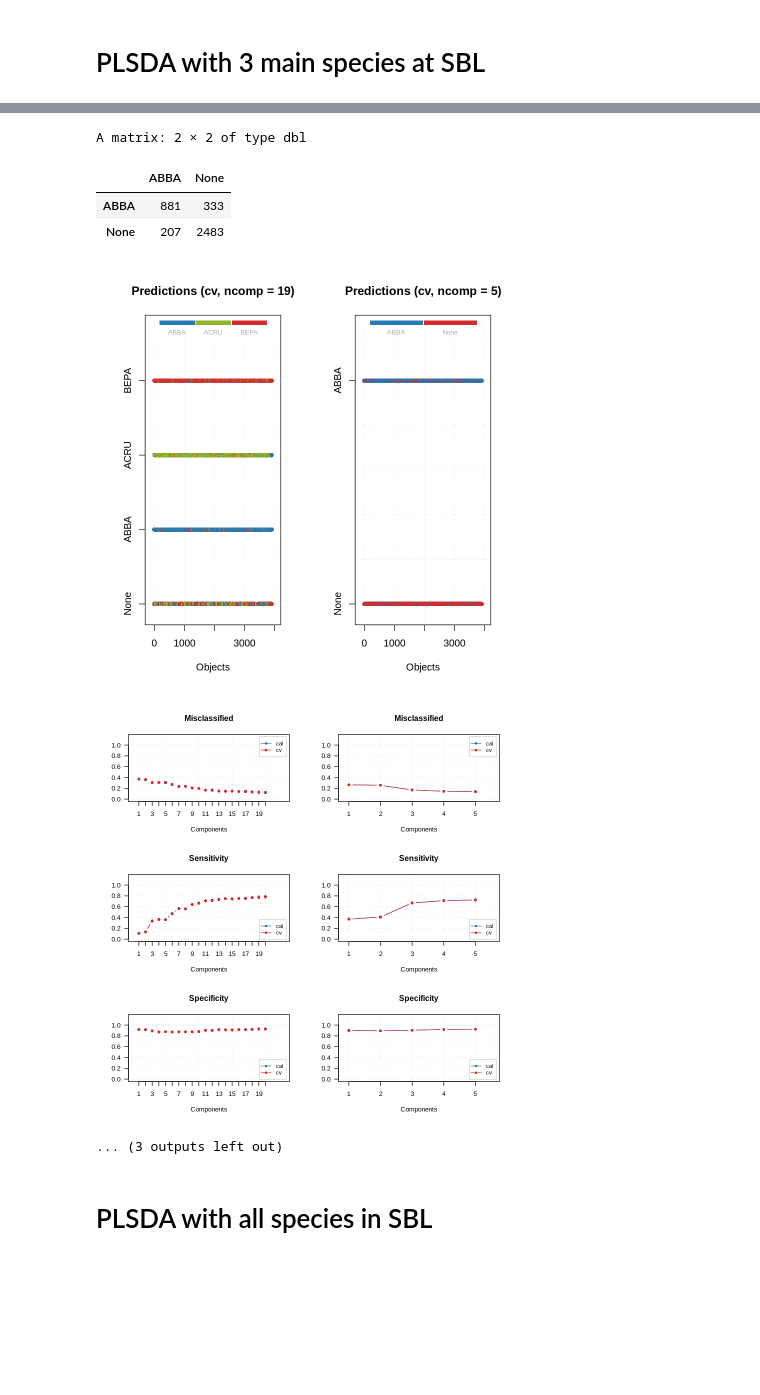
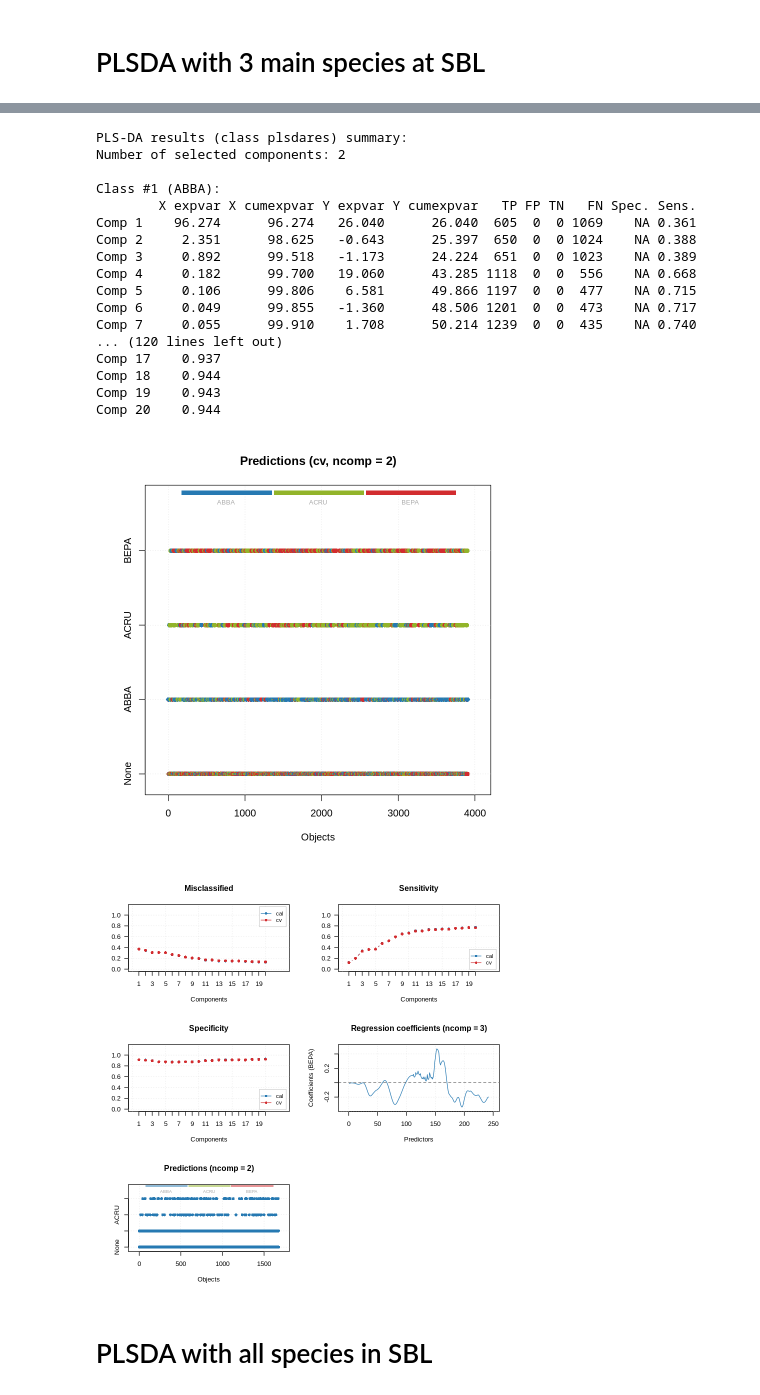
Before and after one commit to guillaumetougas/sbl_hyperspectral_ai, a Jupyter notebook: 02_scripts/sbl_hs_plsda_modif.ipynb, the cells around one changed output, grey strips where cells are left out. Saved outputs shown, nothing was run; the diff lists cells and outputs as text; code cells hidden in the pictures; blank space fills up the shorter version.

```diff
--- a/02_scripts/sbl_hs_plsda_modif.ipynb
+++ b/02_scripts/sbl_hs_plsda_modif.ipynb
@@ -22,11 +22,11 @@ sbl_sp_ID_bd_sub <- subset(sbl_sp_ID_bd, Label==c("ABBA","BEPA","ACRU"))
 sbl_sp_ID_bd_sub$Label <- as.factor (sbl_sp_ID_bd_sub$Label)
 sbl_sp_ID_bd_sub$Label <- droplevels(sbl_sp_ID_bd_sub$Label)#Drop unused factor levels from filtered out species
 
-sbl_sp_ID_bd_sub[, 245] <- factor(sbl_sp_ID_bd_sub[, 245])
-table(sbl_sp_ID_bd_sub[, 245])
+sbl_sp_ID_bd_sub[, 244] <- factor(sbl_sp_ID_bd_sub[, 244])
+table(sbl_sp_ID_bd_sub[, 244])
 
 # Apply SMOTE
-smote_sbl_sub_total <- SMOTE(X = sbl_sp_ID_bd_sub[,2:244], target = sbl_sp_ID_bd_sub$Label, K = 5, dup_size = 1)
+smote_sbl_sub_total <- SMOTE(X = sbl_sp_ID_bd_sub[,2:243], target = sbl_sp_ID_bd_sub$Label, K = 5, dup_size = 1)
 
 # Combine the SMOTE result into a new data frame
 smote_sbl_sub <- data.frame(smote_sbl_sub_total$data)
@@ -41,51 +41,52 @@ length(which(cal_ind_sub$Species=="ACRU"))
 
 val_ind_sub <- anti_join(smote_sbl_sub,cal_ind_sub)
 
-Xc_sub = smote_sbl_sub[rownames(cal_ind_sub), 1:243]
-Xv_sub = smote_sbl_sub[rownames(val_ind_sub), 1:243]
+Xc_sub = smote_sbl_sub[rownames(cal_ind_sub), 1:242]
+Xv_sub = smote_sbl_sub[rownames(val_ind_sub), 1:242]
 
-cc_all_sub = smote_sbl_sub[rownames(cal_ind_sub), 244]
-cv_all_sub = smote_sbl_sub[rownames(val_ind_sub), 244]
+cc_all_sub = smote_sbl_sub[rownames(cal_ind_sub), 243]
+cv_all_sub = smote_sbl_sub[rownames(val_ind_sub), 243]
 
 cc_abba_sub = cc_all_sub == "ABBA"
 cv_abba_sub = cv_all_sub == "ABBA"
 
 m_all_sub = plsda(Xc_sub, cc_all_sub, 20, cv = 1)
-m_abba_sub = plsda(Xc_sub, cc_abba_sub, 5, cv = 1, classname = "ABBA")
+#m_abba_sub = plsda(Xc_sub, cc_abba_sub, 5, cv = 1, classname = "ABBA")
 
 summary(m_all_sub)
-summary(m_abba_sub)
+#summary(m_abba_sub)
 
 getConfusionMatrix(m_all_sub$calres)
-getConfusionMatrix(m_abba_sub$calres)
+#getConfusionMatrix(m_abba_sub$calres)
 
 #Classification plots
-par(mfrow = c(1, 2))
+#par(mfrow = c(1, 2))
 plotPredictions(m_all_sub) #choose which class to show predictions for with nc= n
-plotPredictions(m_abba_sub) #choose which class to show predictions for with nc= n
+#plotPredictions(m_abba_sub) #choose which class to show predictions for with nc= n
 
-#Performance plots
+####Performance plots####
 par(mfrow = c(3, 2))
 plotMisclassified(m_all_sub, nc = 3)
-plotMisclassified(m_abba_sub)
+#plotMisclassified(m_abba_sub)
 plotSensitivity(m_all_sub, nc = 3)
-plotSensitivity(m_abba_sub)
+#plotSensitivity(m_abba_sub)
 plotSpecificity(m_all_sub, nc = 3)
-plotSpecificity(m_abba_sub)
+#plotSpecificity(m_abba_sub)
 
-par(mfrow = c(1, 2))
+#par(mfrow = c(1, 2))
 plotRegcoeffs(m_all_sub, ncomp = 3, ny = 3)
-plotRegcoeffs(m_abba_sub, ncomp = 1, show.ci = TRUE)
+#plotRegcoeffs(m_abba_sub, ncomp = 1, show.ci = TRUE)
 
-#Predictions for new data (validation subset)
+####Predictions for new data (validation subset)####
 
 res_sub <- predict(m_all_sub,Xv_sub,cv_all_sub, type="prob")
 summary(res_sub)
+plotPredictions(res_sub)
 
-resabba_sub <-  predict(m_abba_sub, Xv_sub, cv_all_sub, )
-summary(resabba_sub)
+#resabba_sub <-  predict(m_abba_sub, Xv_sub, cv_all_sub, )
+#summary(resabba_sub)
 
-plotPredictions(resabba_sub)
+#plotPredictions(resabba_sub)
 # %% [output]
 Installing package into ‘/usr/local/lib/R/site-library’
 (as ‘lib’ is unspecified)
@@ -142,10 +146,22 @@ A matrix: 3 × 4 of type dbl
-A matrix: 2 × 2 of type dbl
+PLS-DA results (class plsdares) summary:
+Number of selected components: 2
+
+Class #1 (ABBA):
+        X expvar X cumexpvar Y expvar Y cumexpvar   TP FP TN   FN Spec. Sens.
+Comp 1    96.274      96.274   26.040      26.040  605  0  0 1069    NA 0.361
+Comp 2     2.351      98.625   -0.643      25.397  650  0  0 1024    NA 0.388
+Comp 3     0.892      99.518   -1.173      24.224  651  0  0 1023    NA 0.389
+Comp 4     0.182      99.700   19.060      43.285 1118  0  0  556    NA 0.668
+Comp 5     0.106      99.806    6.581      49.866 1197  0  0  477    NA 0.715
+Comp 6     0.049      99.855   -1.360      48.506 1201  0  0  473    NA 0.717
+Comp 7     0.055      99.910    1.708      50.214 1239  0  0  435    NA 0.740
+... (120 lines left out)
+Comp 17    0.937
+Comp 18    0.944
+Comp 19    0.943
+Comp 20    0.944
-|  | ABBA | None |
-| ABBA | 881 | 333 |
-| None | 207 | 2483 |
-[figure, old version]
+[figure, new version]
-[figure, old version]
+[figure, new version]
-... (3 outputs left out)
 # %% [markdown]
 # PLSDA with all species in SBL
 # %%
```
Also changed, not shown: parts of 3 cells of this notebook.
